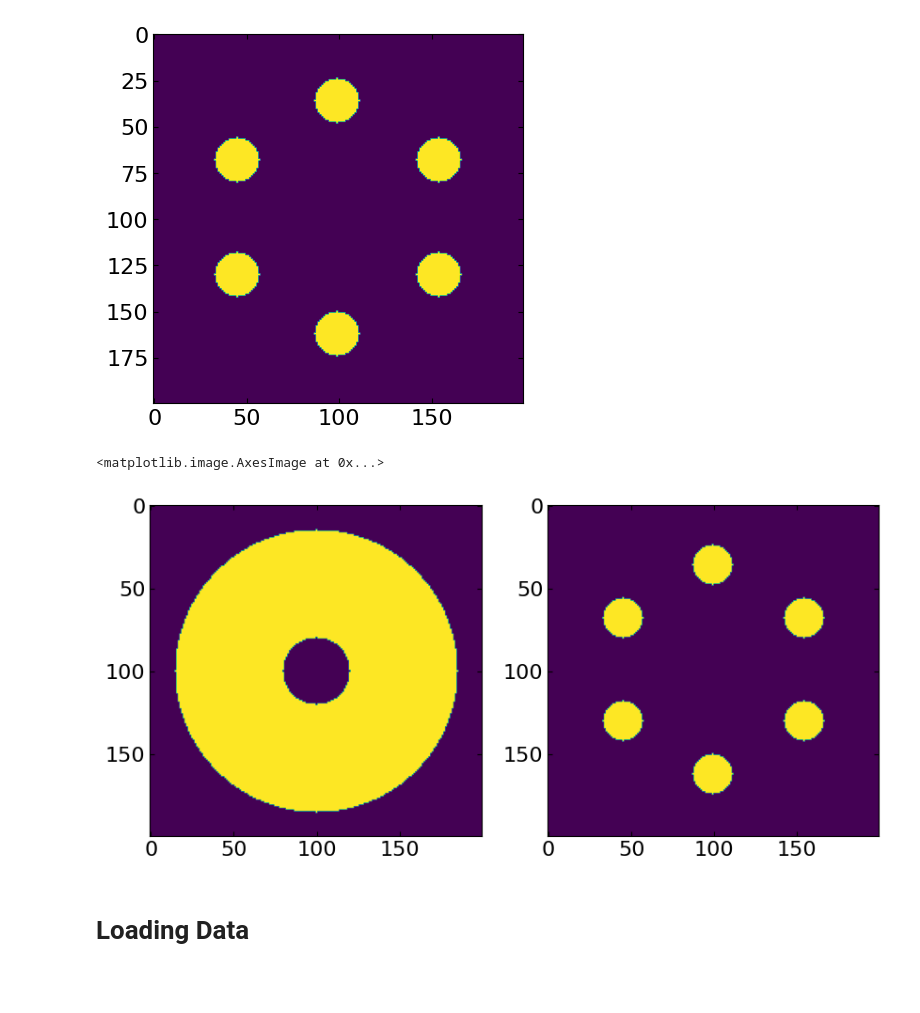
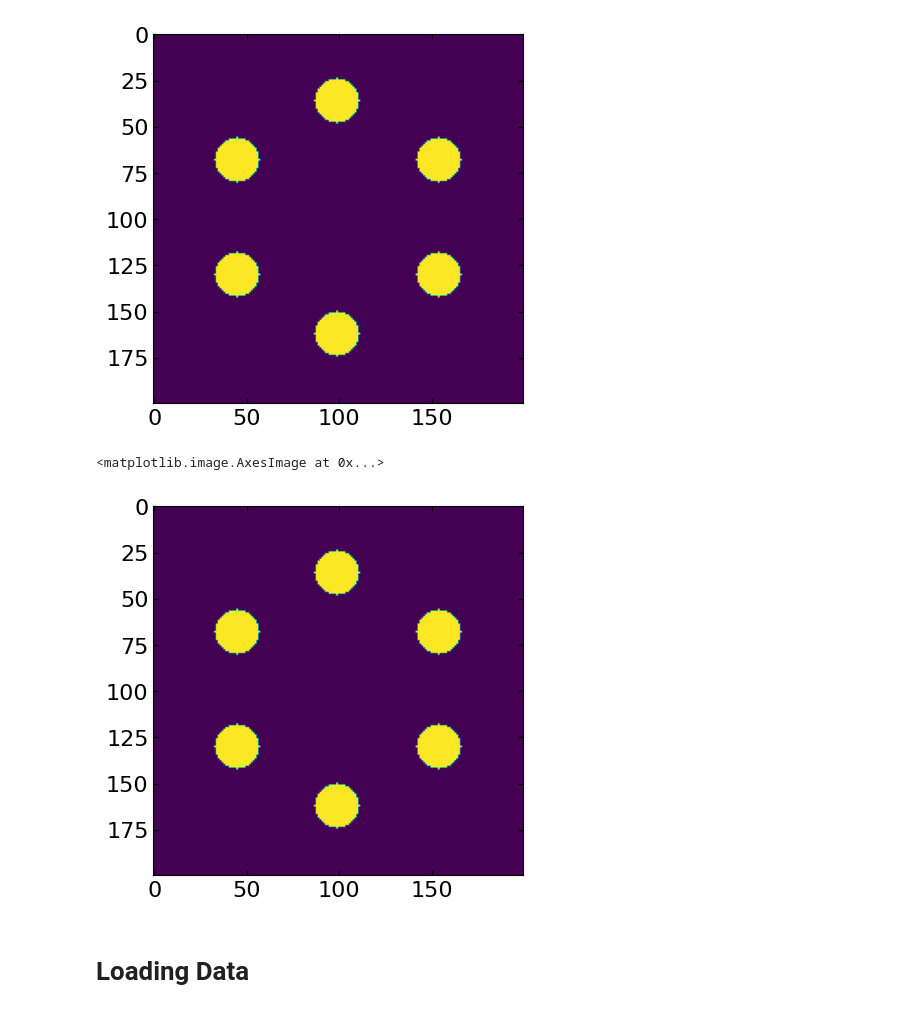
Before and after one commit to Cecilia7717/robustsciml, a Jupyter notebook: Loss_function_and_training_process.ipynb, the cells around one changed output. Saved outputs shown, nothing was run; the diff lists cells and outputs as text; code cells hidden in the pictures; blank space fills up the shorter version.

```diff
--- a/Loss_function_and_training_process.ipynb
+++ b/Loss_function_and_training_process.ipynb
@@ -129,13 +101,11 @@ mask_5 = torch.tensor(mask_5)
 # %%
 mask_list_2 = [mask_0,mask_1,mask_2,mask_3,mask_4,mask_5]
 new_mask_2 = torch.tensor(mask_up_2)
-# %%
-fig,ax=plt.subplots(1,2,figsize=(10,5))
-ax[0].imshow(mask_up_1)
-ax[1].imshow(mask_up_2)
-# %% [output]
-<matplotlib.image.AxesImage at 0x...>
-[figure, removed]
+# %%
+plt.imshow(new_mask_2)
+# %% [output]
+<matplotlib.image.AxesImage at 0x...>
+[figure, added]
 # %% [markdown]
 # Loading Data
 # %%
```
Also changed, not shown: parts of 8 cells of this notebook.
